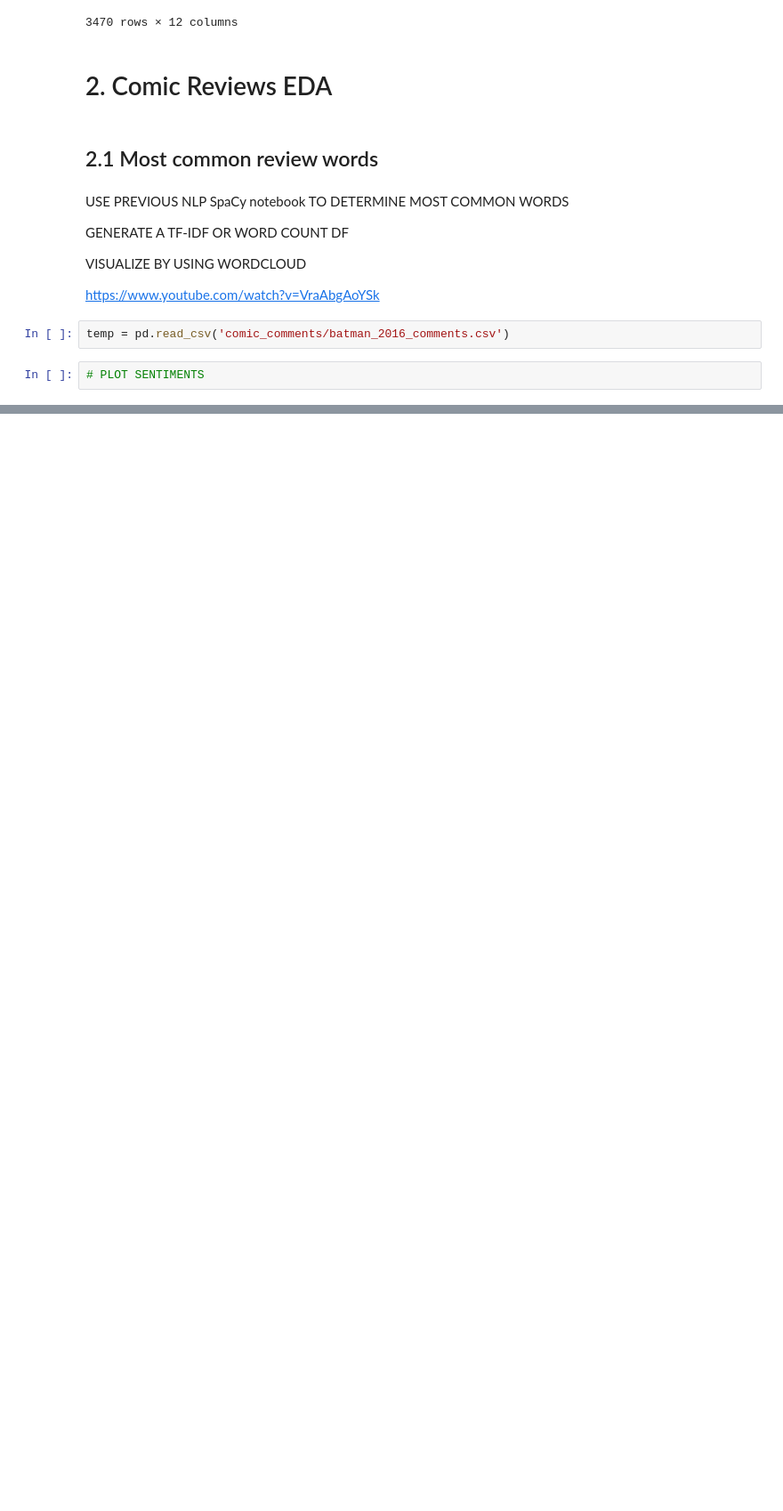
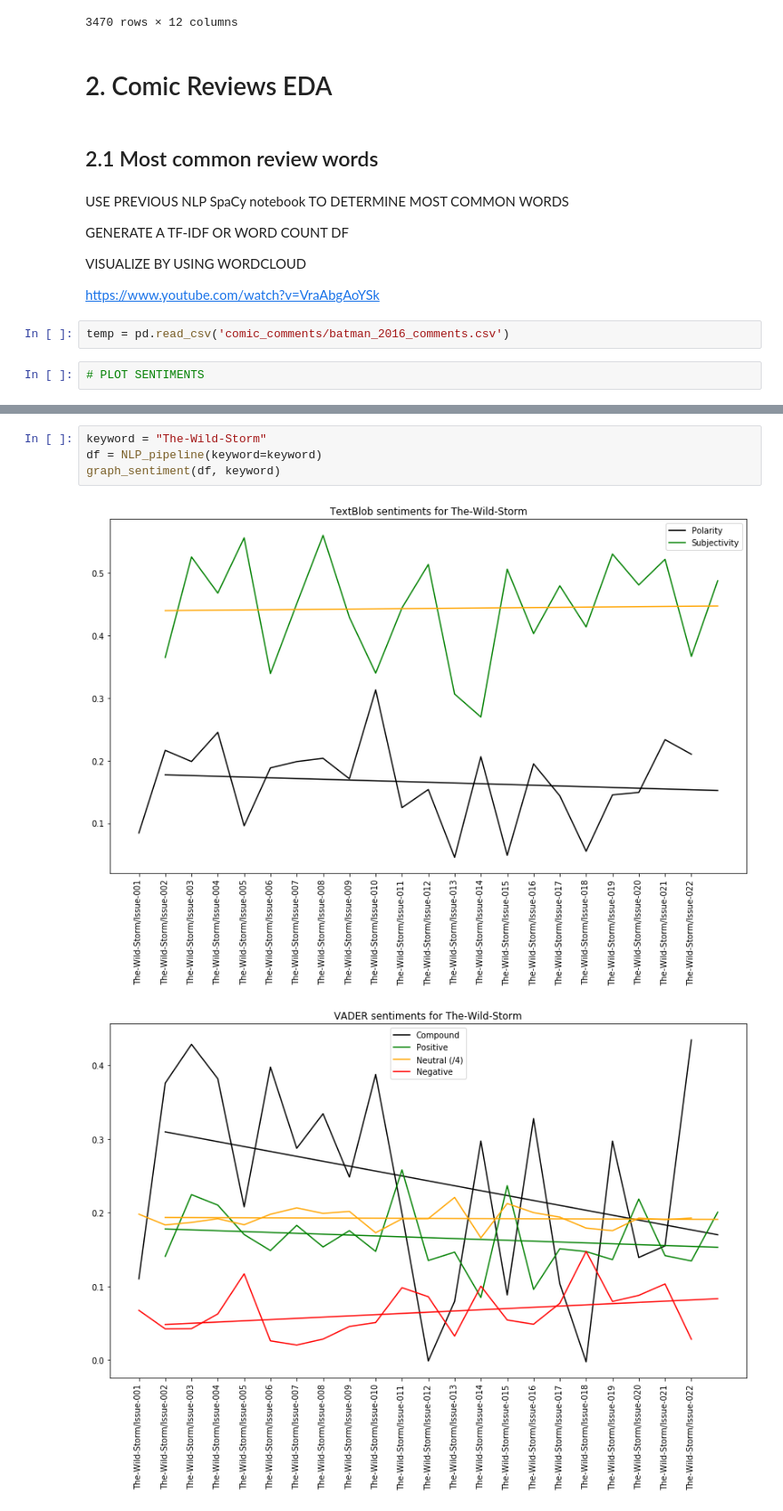
Before and after one commit to abgrss/comic_comments_nlp, a Jupyter notebook: Comic Comments NLP.ipynb, the cells around one changed output, grey strips where cells are left out. Shown at 89% size. Saved outputs shown, nothing was run; the diff lists cells and outputs as text; blank space fills up the shorter version.

```diff
--- a/Comic Comments NLP.ipynb
+++ b/Comic Comments NLP.ipynb
@@ -485,0 +611,7 @@ temp = pd.read_csv('comic_comments/batman_2016_comments.csv')
+# %%
+keyword = "The-Wild-Storm"
+df = NLP_pipeline(keyword=keyword)
+graph_sentiment(df, keyword)
+# %% [output]
+[figure, added]
+[figure, added]
```
Also changed, not shown: parts of 14 cells of this notebook, 4 other files.
